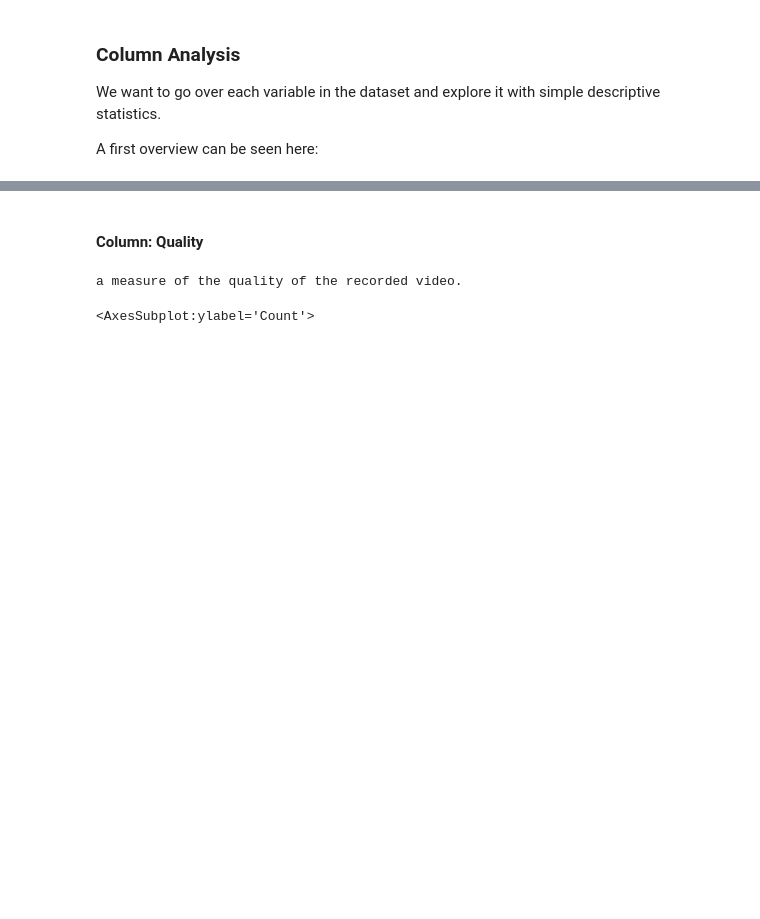
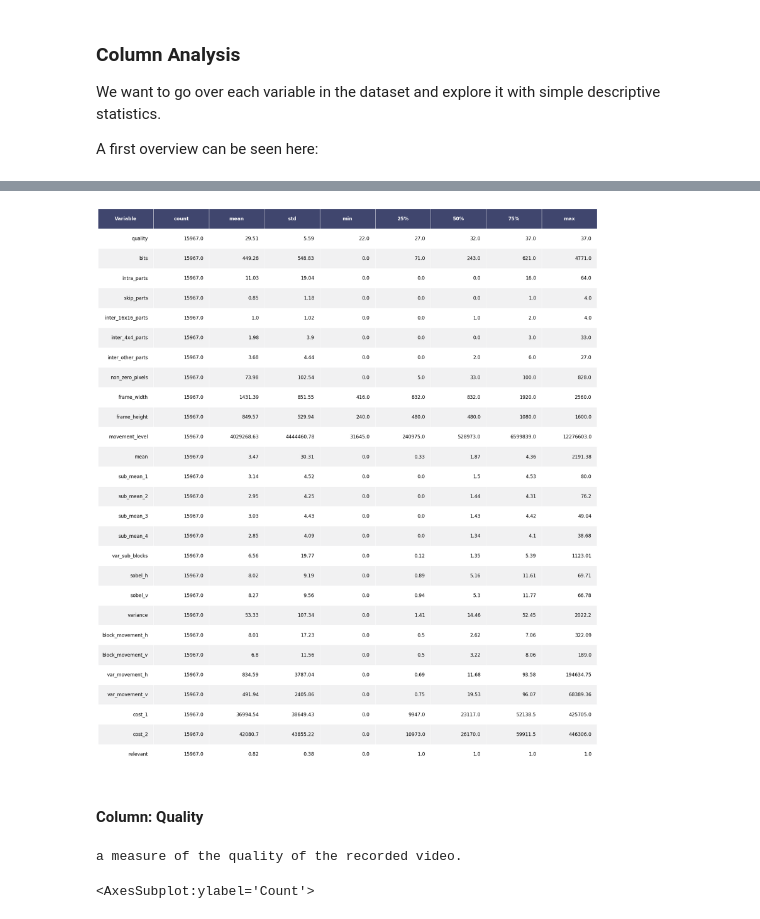
Before and after one commit to agemcipe/data_processes_mlcolonoscopy, a Jupyter notebook: notebooks/descriptive_analysis.ipynb, the cells around one changed output, grey strips where cells are left out. Saved outputs shown, nothing was run; the diff lists cells and outputs as text; code cells hidden in the pictures; blank space fills up the shorter version.

```diff
--- a/notebooks/descriptive_analysis.ipynb
+++ b/notebooks/descriptive_analysis.ipynb
@@ -149,0 +219,26 @@ df.describe()
+# %%
+import numpy as np
+import six
+
+def render_mpl_table(data, col_width=2.8, row_height=1, font_size=17,
+                     header_color='#40466e', row_colors=['#f1f1f2', 'w'], edge_color='w',
+                     bbox=[0, 0, 1, 1], header_columns=0,
+                     ax=None, **kwargs):
+    if ax is None:
+        size = (np.array(data.shape[::-1]) + np.array([0, 1])) * np.array([col_width, row_height])
+        fig, ax = plt.subplots(figsize=size)
+        ax.axis('off')
+
+    mpl_table = ax.table(cellText=data.values, bbox=bbox, colLabels=data.columns, **kwargs)
+
+    mpl_table.auto_set_font_size(False)
+    mpl_table.set_fontsize(font_size)
+
+    for k, cell in six.iteritems(mpl_table._cells):
+        cell.set_edgecolor(edge_color)
+        if k[0] == 0 or k[1] < header_columns:
+            cell.set_text_props(weight='bold', color='w')
+            cell.set_facecolor(header_color)
+        else:
+            cell.set_facecolor(row_colors[k[0]%len(row_colors) ])
+    return ax
@@ -150,3 +247,9 @@ df.describe()
+# %%
+render_mpl_table(df.describe().T.round(2).reset_index().rename(columns={'index': 'Variable'}))
+plt.tight_layout()
+plt.savefig('descriptive_analysis.png')
+# %% [output]
+[figure, added]
 # %% [markdown]
 #### Column: Quality
 # %%
```
Also changed, not shown: parts of 147 cells of this notebook.
